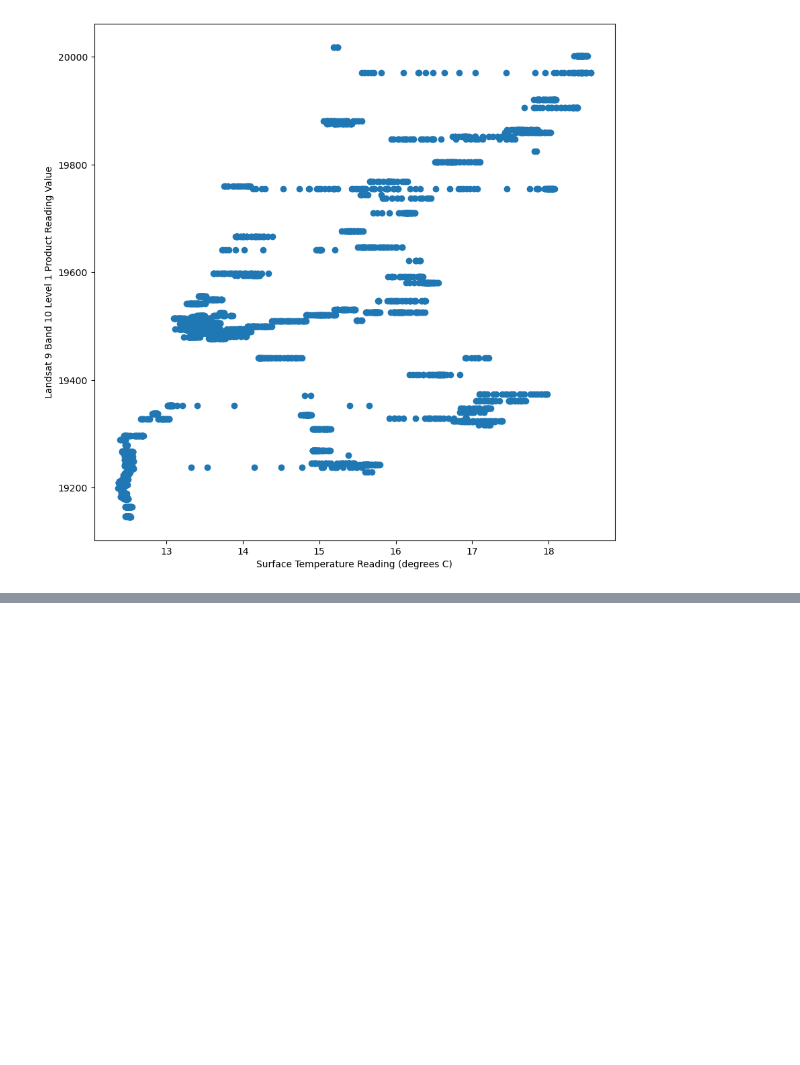
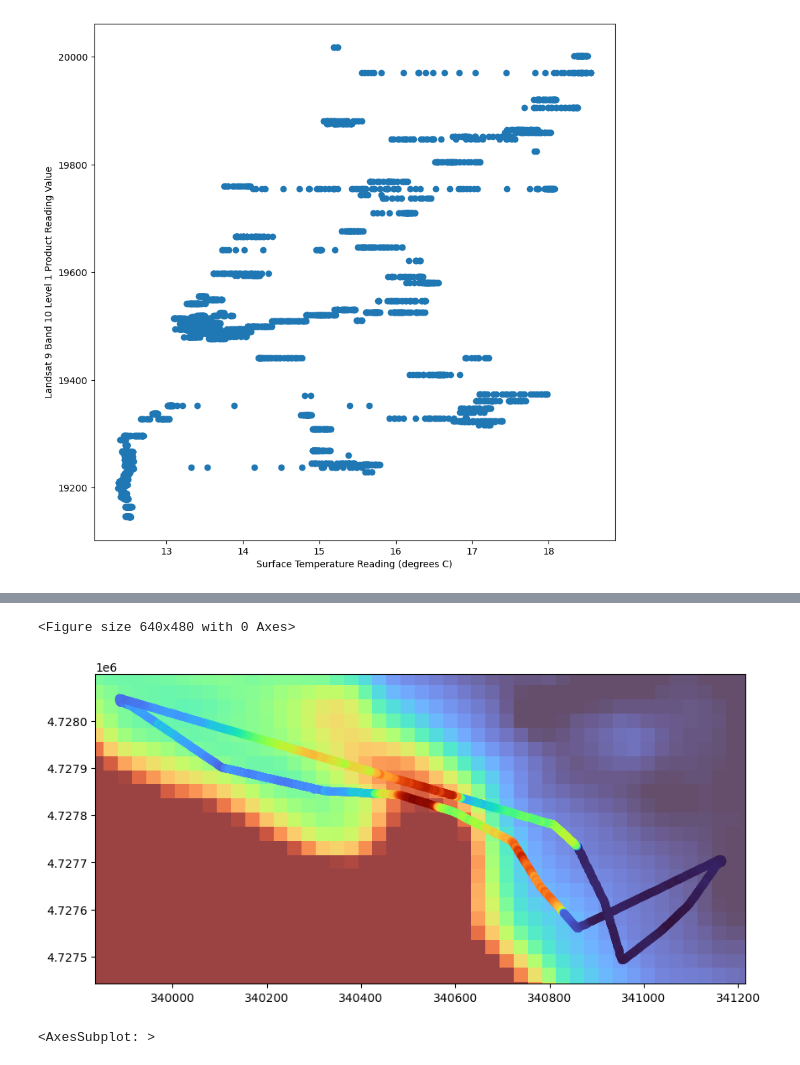
Before and after one commit to Repair-Redress/satHelper, a Jupyter notebook: gooseData.ipynb, the cells around one changed output, grey strips where cells are left out. Drawn from its saved outputs; the diff is of its cells as text; code cells hidden in the pictures; blank space fills up the shorter version.

```diff
--- a/gooseData.ipynb
+++ b/gooseData.ipynb
@@ -179,0 +182,24 @@ plt.show()
+# %%
+plt.clf()
+
+fig, ax1 = plt.subplots(1, 1,figsize=(10,10))
+
+fp = '2023_05_18/LC09_L1TP_016030_20230518_20230518_02_T1_B10.TIF'
+img = rasterio.open(fp)
+array = (img.read(1))
+
+gdf = gpd.GeoDataFrame(df4, geometry=gpd.points_from_xy(df4.lon, df4.lat), crs="EPSG:4326")
+gdf = gdf.to_crs(crs=int(img.crs.data['init'][5:]))
+
+gdf.plot(ax=ax1,column='temp',cmap='turbo')
+
+minx, miny, maxx, maxy = gdf.geometry.total_bounds
+ax1.set_xlim(minx-50,maxx+50)
+ax1.set_ylim(miny-50,maxy+50)
+
+rasterio.plot.show(array,transform=img.transform,adjust=False,cmap='turbo',
+                  vmin=gdf['b10samp'].min(),vmax=gdf['b10samp'].max(),alpha=0.75)
+# %% [output]
+<Figure size 640x480 with 0 Axes>
+[figure, added]
+<AxesSubplot: >
```
Also changed, not shown: parts of 8 cells of this notebook.
